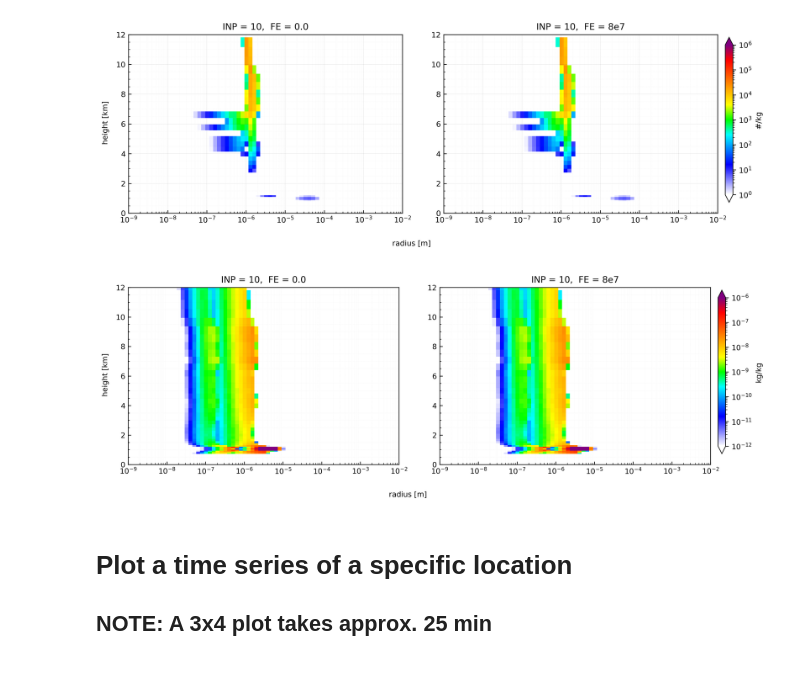
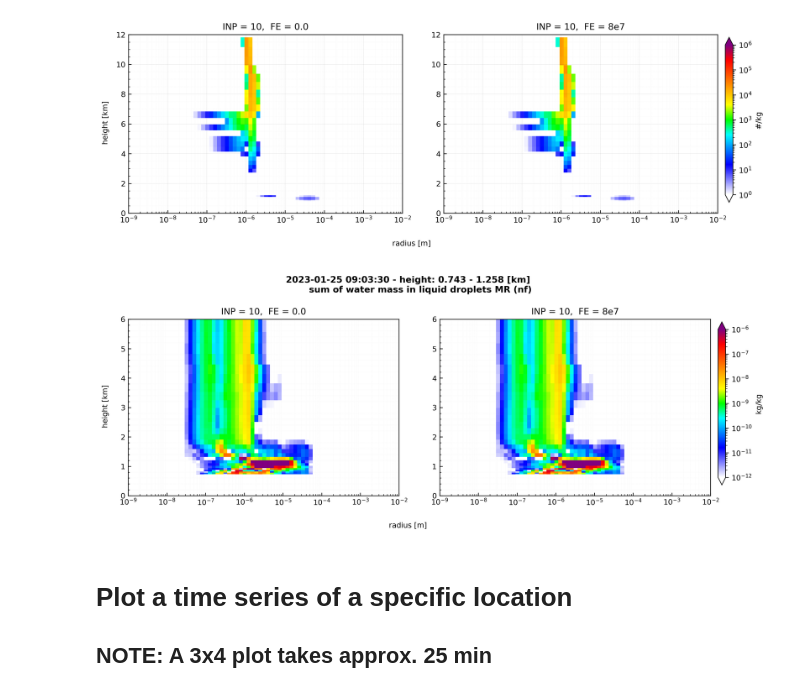
Before and after one commit to KarlJohnsonnn/comso-specs-eriswil, a Jupyter notebook: python/CS-3D-quicklooks-example.ipynb, the cells around one changed output. Saved outputs shown, nothing was run; the diff lists cells and outputs as text; code cells hidden in the pictures.

```diff
--- a/python/CS-3D-quicklooks-example.ipynb
+++ b/python/CS-3D-quicklooks-example.ipynb
@@ -230,21 +232,29 @@ plot2 = vizz.MultiPanelPlot(
     )
 # %% [output]
 [figure]
-# %%
-plot3 = vizz.MultiPanelPlot(
-    data,
-    metadata    = metadata,
-    varname     = 'qw',
-    nrows       = 1,
-    ncols       = 2,
-    mode        = 'profile',
-    ymin        = 0,
-    ymax        = 12,
-    vmin        = 1e-12,
-    vmax        = 1e-6,
-    )
-# %% [output]
-[figure, removed]
+# %%
+plot3 = vizz.MultiPanelPlot(
+    data,
+    metadata    = metadata,
+    varname     = 'qw',
+    nrows       = 1,
+    ncols       = 2,
+    mode        = 'profile',
+    ymin        = 0,
+    ymax        = 6,
+    vmin        = 1e-12,
+    vmax        = 1e-6,
+    )
+
+tit = f"{data[key].time.values[0]}"
+dt0 = datetime.datetime.strptime(metadata[key[3:]]["RUNCTL.ydate_ini"], "%Y%m%d%H")
+dti = dt0 + i*datetime.timedelta(seconds=15)
+tit = f'{str(dti)} - height: {plot1.height[ihe]:.3f} - {plot1.height[iha]:.3f} [km]\n\
+        sum of {data[next(iter(data))]["qw"].attrs["long_name"]} ({var_name})'
+
+plot3.display(timestep=400, title=tit)
+# %% [output]
+[figure, added]
 # %% [markdown]
 # Plot a time series of a specific location
 ## NOTE: A 3x4 plot takes approx. 25 min
```
Also changed, not shown: parts of 4 cells of this notebook, 3 other files.
